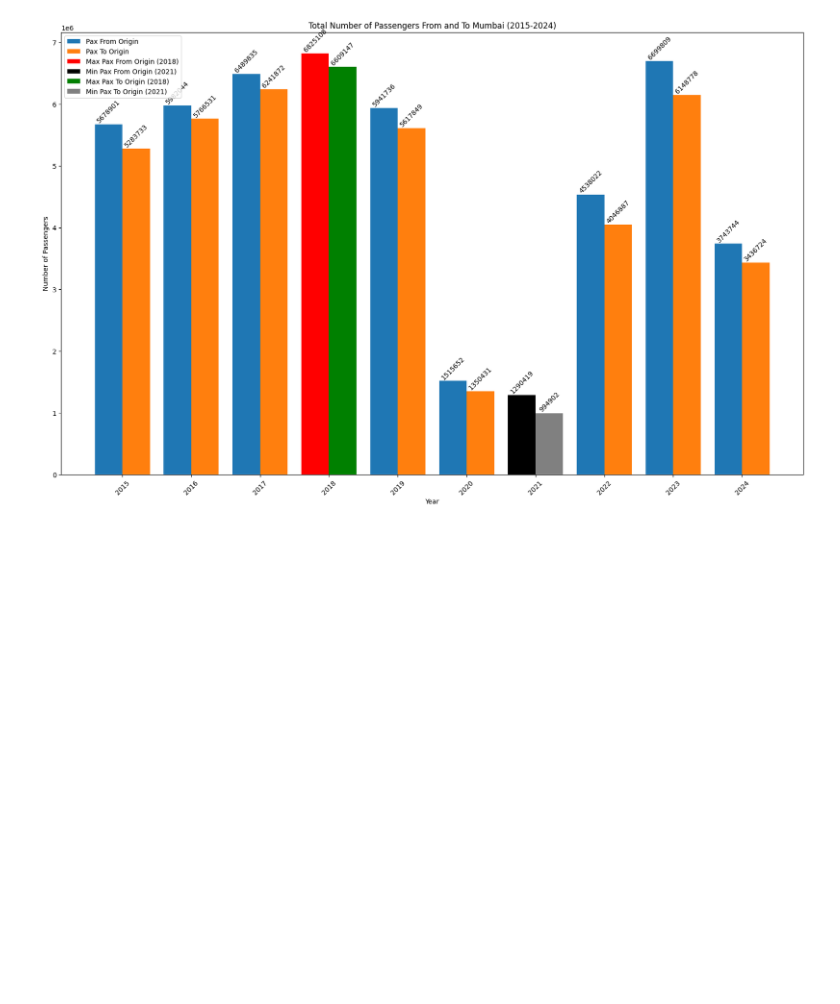
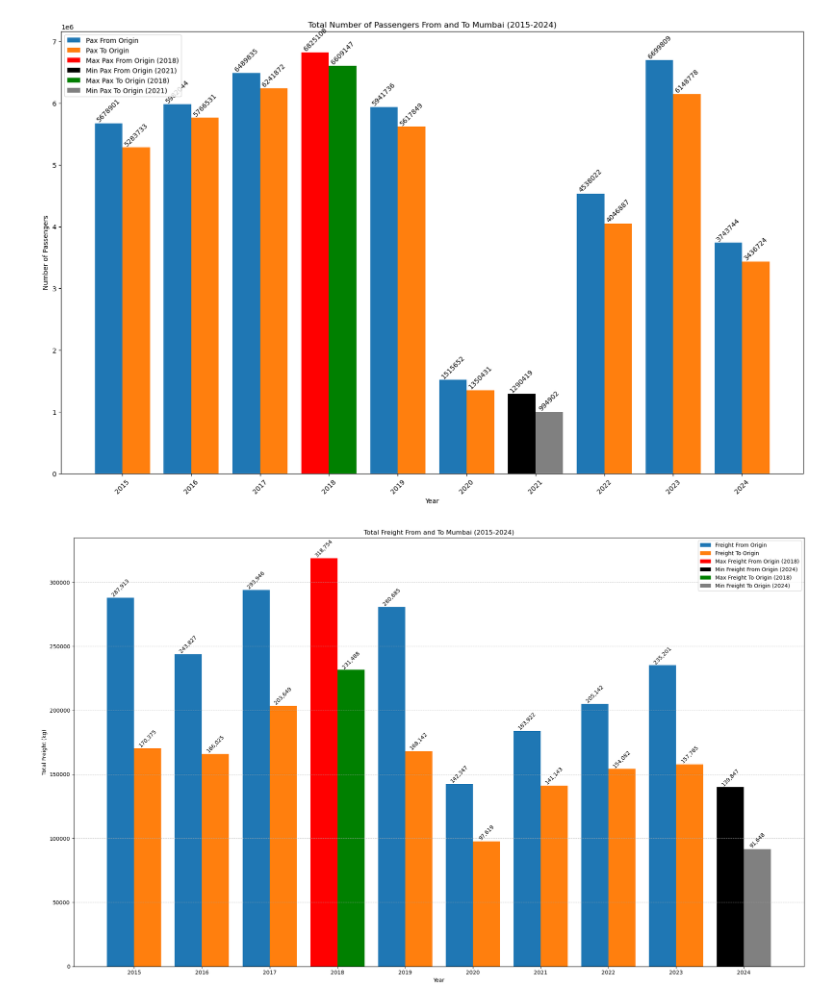
Before and after one commit to rushiraj070/Mumbai_Airport-International_Flight_Analysis, a Jupyter notebook: notebooks/visualization.ipynb, the cells around one changed output. Saved outputs shown, nothing was run; the diff lists cells and outputs as text; code cells hidden in the pictures; blank space fills up the shorter version.

```diff
--- a/notebooks/visualization.ipynb
+++ b/notebooks/visualization.ipynb
@@ -746,3 +800,67 @@ for bar in bars2:
 plt.show()
 # %% [output]
 [figure]
+# %%
+# Calculate the total freight from origin and to origin for each year
+total_freight_from_origin_per_year = df_flights.groupby('Year')['Freight From Origin'].sum().reset_index()
+total_freight_to_origin_per_year = df_flights.groupby('Year')['Freight To Origin'].sum().reset_index()
+
+# Ensure all years from df_flights are included in the results, even if sums are zero
+all_years = sorted(df_flights['Year'].unique())
+total_freight_from_origin_per_year = total_freight_from_origin_per_year.set_index('Year').reindex(all_years, fill_value=0).reset_index()
+total_freight_to_origin_per_year = total_freight_to_origin_per_year.set_index('Year').reindex(all_years, fill_value=0).reset_index()
+
+
+# Data for the plot
+years = total_freight_from_origin_per_year['Year'].values
+freight_from_origin = total_freight_from_origin_per_year['Freight From Origin'].values
+freight_to_origin = total_freight_to_origin_per_year['Freight To Origin'].values
+
+# Plotting the data
+plt.figure(figsize=(20, 12))
+bar_width = 0.4
+bars1 = plt.bar(years - bar_width/2, freight_from_origin, width=bar_width, label='Freight From Origin')
+bars2 = plt.bar(years + bar_width/2, freight_to_origin, width=bar_width, label='Freight To Origin')
+
+# --- Highlighting the years with maximum and minimum freight ---
+# Find max and min freight from origin
+max_freight_from_origin_year = total_freight_from_origin_per_year.loc[total_freight_from_origin_per_year['Freight From Origin'].idxmax()]
+min_freight_from_origin_year = total_freight_from_origin_per_year.loc[total_freight_from_origin_per_year['Freight From Origin'].idxmin()]
+
+# Find max and min freight to origin
+max_freight_to_origin_year = total_freight_to_origin_per_year.loc[total_freight_to_origin_per_year['Freight To Origin'].idxmax()]
+min_freight_to_origin_year = total_freight_to_origin_per_year.loc[total_freight_to_origin_per_year['Freight To Origin'].idxmin()]
+
+# Highlight bars
+plt.bar(max_freight_from_origin_year['Year'] - bar_width/2, max_freight_from_origin_year['Freight From Origin'], width=bar_width, color='red', label=f'Max Freight From Origin ({int(max_freight_from_origin_year["Year"])})')
+plt.bar(min_freight_from_origin_year['Year'] - bar_width/2, min_freight_from_origin_year['Freight From Origin'], width=bar_width, color='black', label=f'Min Freight From Origin ({int(min_freight_from_origin_year["Year"])})')
+plt.bar(max_freight_to_origin_year['Year'] + bar_width/2, max_freight_to_origin_year['Freight To Origin'], width=bar_width, color='green', label=f'Max Freight To Origin ({int(max_freight_to_origin_year["Year"])})')
+plt.bar(min_freight_to_origin_year['Year'] + bar_width/2, min_freight_to_origin_year['Freight To Origin'], width=bar_width, color='gray', label=f'Min Freight To Origin ({int(min_freight_to_origin_year["Year"])})')
+# --- End of highlighting code ---
+
+
+# Adding labels and title
+plt.xlabel('Year')
+plt.ylabel('Total Freight (kg)')
+plt.title('Total Freight From and To Mumbai (2015-2024)')
+plt.xticks(years) # Set ticks at each year
+plt.legend()
+plt.grid(axis='y', linestyle='--', alpha=0.7) # Add a grid for better readability
+
+# Adding values at the top of each bar
+def add_value_labels(bars):
+    for bar in bars:
+        yval = bar.get_height()
+        plt.text(bar.get_x() + bar.get_width()/2.0, yval, f'{yval:,.0f}', va='bottom', ha='center', rotation=45)
+
+add_value_labels(bars1)
+add_value_labels(bars2)
+
+
+# Adjust layout to prevent labels overlapping
+plt.tight_layout()
+
+# Display the plot
+plt.show()
+# %% [output]
+[figure, added]
```
Also changed, not shown: parts of 7 cells of this notebook, 2 other files.
